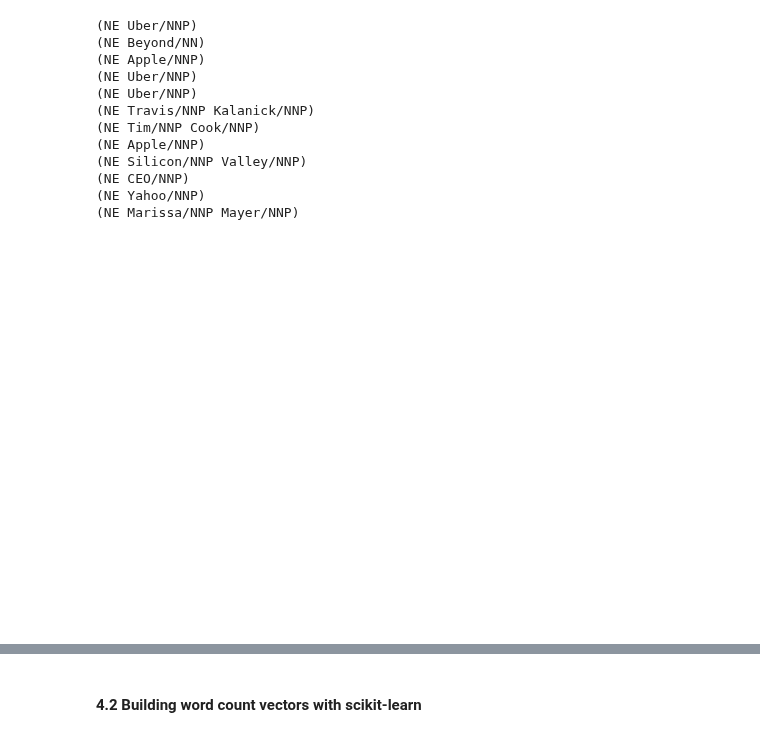
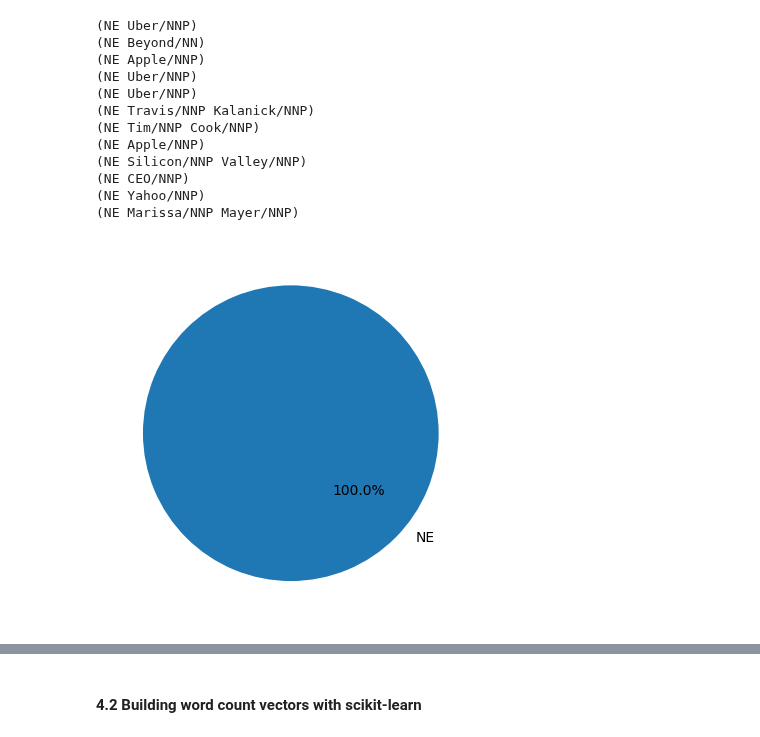
Before and after one commit to GuoweiYang19891101/datacamp_machine_learning_scientist_python, a Jupyter notebook: 12_introduction_to_NLP.ipynb, the cells around one changed output, grey strips where cells are left out. Drawn from its saved outputs; the diff is of its cells as text; code cells hidden in the pictures.

```diff
--- a/12_introduction_to_NLP.ipynb
+++ b/12_introduction_to_NLP.ipynb
@@ -625,31 +650,25 @@ for sent in chunked_sentences:
 # %%
-# Code for 3.1 (continue)
-
-# charting practice
-from collections import defaultdict
-import matplotlib.pyplot as plt
-
-# get all news articles and convert to chunked sentences
-# get text file paths
-
+# Code for part 3.1 (continue)
 
 # create the defaultdict: ner_categories
 ner_categories = defaultdict(int)
 
 # create the nested for loop
-for sent in chunked_sentences:
+for sent in full_chunked_sentences:
     for chunk in sent:
         if hasattr(chunk, 'label'):
             ner_categories[chunk.label()] +=1
 
 # create a list from the dictionary keys for the chart labels: labels
 labels = list(ner_categories.keys())
 
 # create a list of values: values
 values = [ner_categories.get(v) for v in labels]
 
 # create the pie chart
 plt.pie(values, labels=labels, autopct='%1.1f%%', startangle=140)
 plt.show()
+
+# sadly, we only have 1 label: 'NE'
 # %% [output]
-[figure, old version]
+[figure, new version]
```
Also changed, not shown: parts of 13 cells of this notebook, 1 other file.
